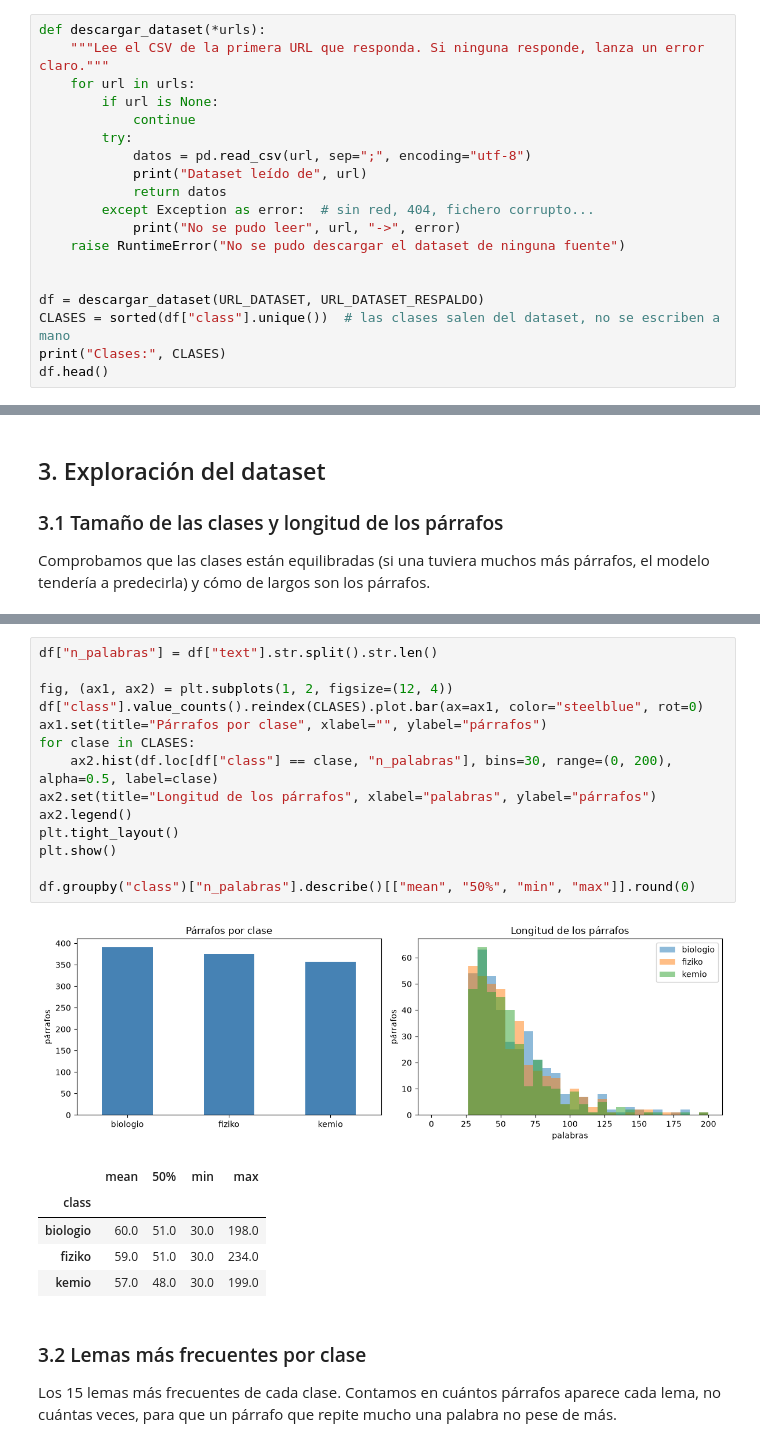
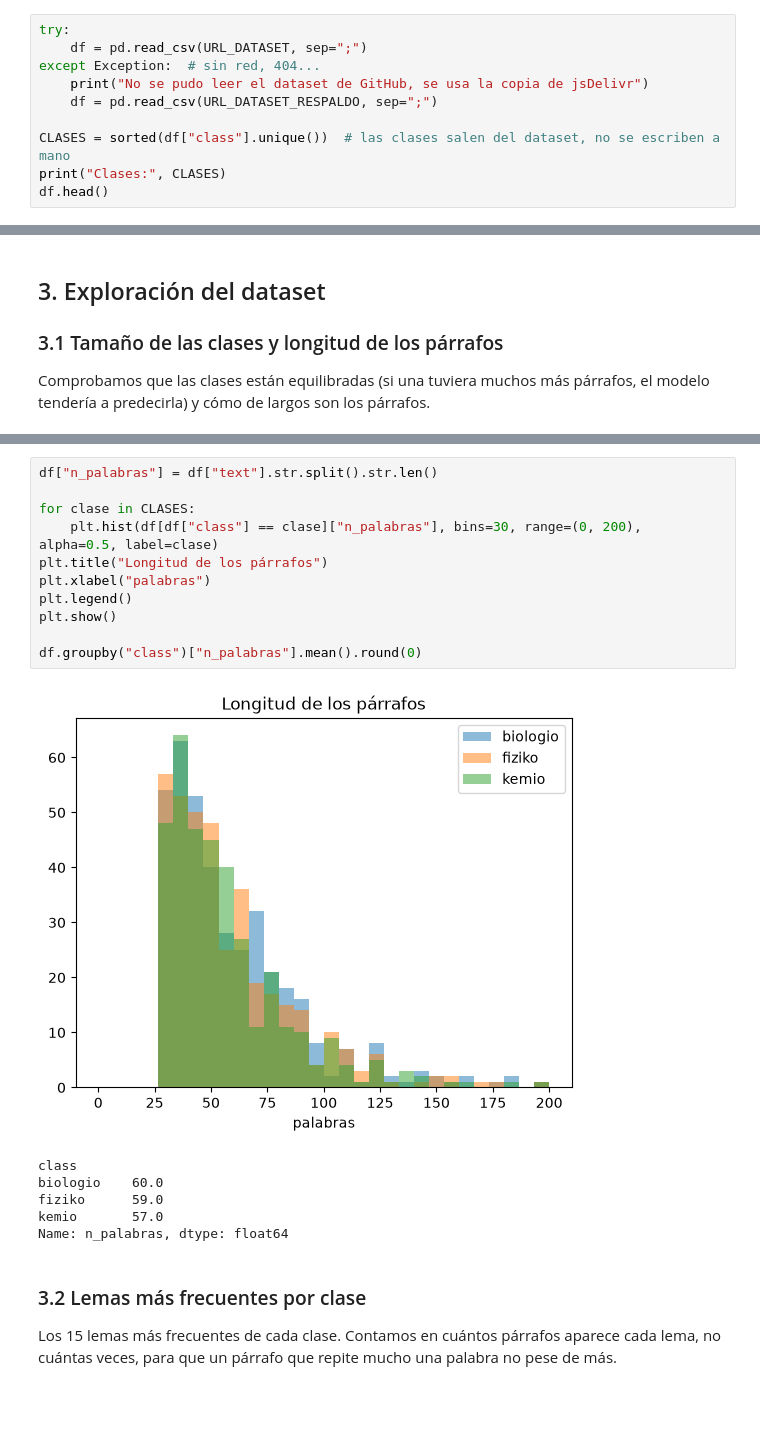
Before and after one commit to danielaagonzalezz/cienciaNLP, a Jupyter notebook: notebooks/clasificacion_esperanto.ipynb, the cells around one changed output, grey strips where cells are left out. Drawn from its saved outputs; the diff is of its cells as text; blank space fills up the shorter version.

Commit message:
Simplifica el código del cuaderno al estilo de los ejercicios de clase

```diff
--- a/notebooks/clasificacion_esperanto.ipynb
+++ b/notebooks/clasificacion_esperanto.ipynb
@@ -99,21 +99,12 @@ requests     2.34.2
 El dataset se descarga automáticamente del repositorio de GitHub. Para que el cuaderno no falle si GitHub no responde,
 si la primera URL falla se prueba la copia del CDN jsDelivr, que sirve el mismo fichero del mismo repositorio.
 # %%
-def descargar_dataset(*urls):
-    """Lee el CSV de la primera URL que responda. Si ninguna responde, lanza un error claro."""
-    for url in urls:
-        if url is None:
-            continue
-        try:
-            datos = pd.read_csv(url, sep=";", encoding="utf-8")
-            print("Dataset leído de", url)
-            return datos
-        except Exception as error:  # sin red, 404, fichero corrupto...
-            print("No se pudo leer", url, "->", error)
-    raise RuntimeError("No se pudo descargar el dataset de ninguna fuente")
+try:
+    df = pd.read_csv(URL_DATASET, sep=";")
+except Exception:  # sin red, 404...
+    print("No se pudo leer el dataset de GitHub, se usa la copia de jsDelivr")
+    df = pd.read_csv(URL_DATASET_RESPALDO, sep=";")
 
-
-df = descargar_dataset(URL_DATASET, URL_DATASET_RESPALDO)
 CLASES = sorted(df["class"].unique())  # las clases salen del dataset, no se escriben a mano
 print("Clases:", CLASES)
 df.head()
@@ -260,24 +255,21 @@ cómo de largos son los párrafos.
 # %%
 df["n_palabras"] = df["text"].str.split().str.len()
 
-fig, (ax1, ax2) = plt.subplots(1, 2, figsize=(12, 4))
-df["class"].value_counts().reindex(CLASES).plot.bar(ax=ax1, color="steelblue", rot=0)
-ax1.set(title="Párrafos por clase", xlabel="", ylabel="párrafos")
 for clase in CLASES:
-    ax2.hist(df.loc[df["class"] == clase, "n_palabras"], bins=30, range=(0, 200), alpha=0.5, label=clase)
-ax2.set(title="Longitud de los párrafos", xlabel="palabras", ylabel="párrafos")
-ax2.legend()
-plt.tight_layout()
+    plt.hist(df[df["class"] == clase]["n_palabras"], bins=30, range=(0, 200), alpha=0.5, label=clase)
+plt.title("Longitud de los párrafos")
+plt.xlabel("palabras")
+plt.legend()
 plt.show()
 
-df.groupby("class")["n_palabras"].describe()[["mean", "50%", "min", "max"]].round(0)
+df.groupby("class")["n_palabras"].mean().round(0)
 # %% [output]
-[figure, old version]
+[figure, new version]
-|  | mean | 50% | min | max |
-| class |  |  |  |  |
-| biologio | 60.0 | 51.0 | 30.0 | 198.0 |
-| fiziko | 59.0 | 51.0 | 30.0 | 234.0 |
-| kemio | 57.0 | 48.0 | 30.0 | 199.0 |
+class
+biologio    60.0
+fiziko      59.0
+kemio       57.0
+Name: n_palabras, dtype: float64
 # %% [markdown]
 ### 3.2 Lemas más frecuentes por clase
 
```
Also changed, not shown: parts of 23 cells of this notebook.
